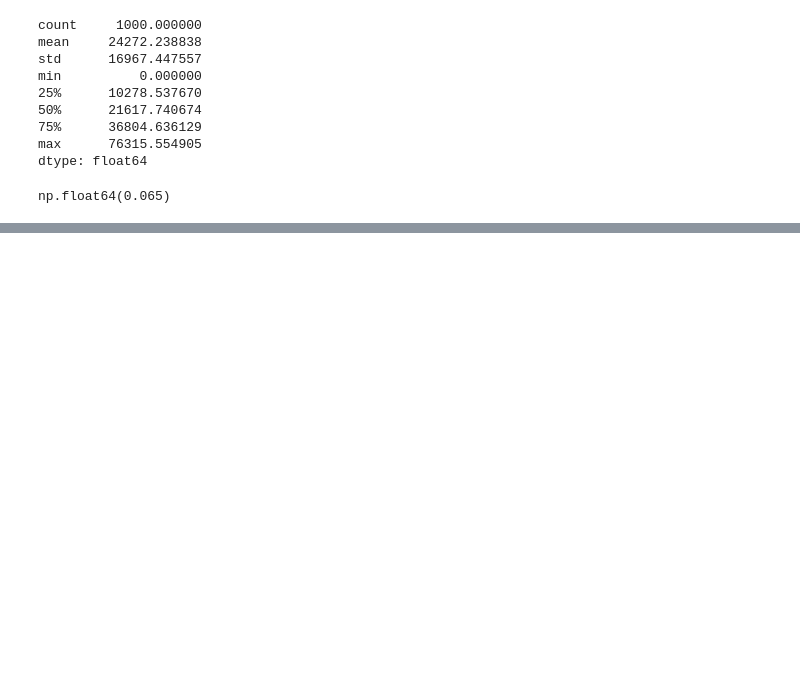
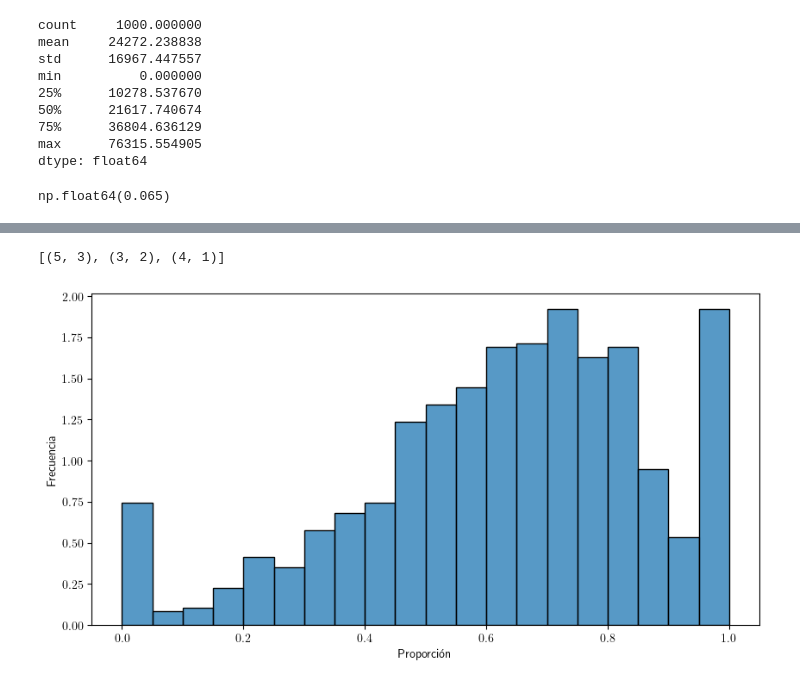
Before and after one commit to sponja23/invop-tp, a Jupyter notebook: experimentos/exp3/experimento_3.ipynb, the cells around one changed output, grey strips where cells are left out. Cells and saved outputs as stored; diff of their text form; code cells hidden in the pictures; blank space fills up the shorter version.

```diff
--- a/experimentos/exp3/experimento_3.ipynb
+++ b/experimentos/exp3/experimento_3.ipynb
@@ -138,0 +173,24 @@ plt.show()
+# %%
+instancia.ordenes_correlativas
+# %% [output]
+[(5, 3), (3, 2), (4, 1)]
+# %%
+fig, ax = plt.subplots(1, 1, figsize=(10, 5))
+
+proporciones_optimo_mas_ajustado = [
+    obj / instancia.bmp_realizables_sin_ciclo_correlatividades()
+    for instancia, (obj, _) in zip(instancias, soluciones)
+    if instancia.bmp_realizables_sin_ciclo_correlatividades() > 0
+]
+
+sns.histplot(proporciones_optimo_mas_ajustado, bins=20, ax=ax, stat="density")
+
+ax.set_xlabel("Proporción")
+ax.set_ylabel("Frecuencia")
+
+# Save
+plt.savefig("graficos/distribucion_proporcion_objetivo_sin_ciclos.pdf")
+
+plt.show()
+# %% [output]
+[figure, added]
```
Also changed, not shown: parts of 4 cells of this notebook, 16 other files.
